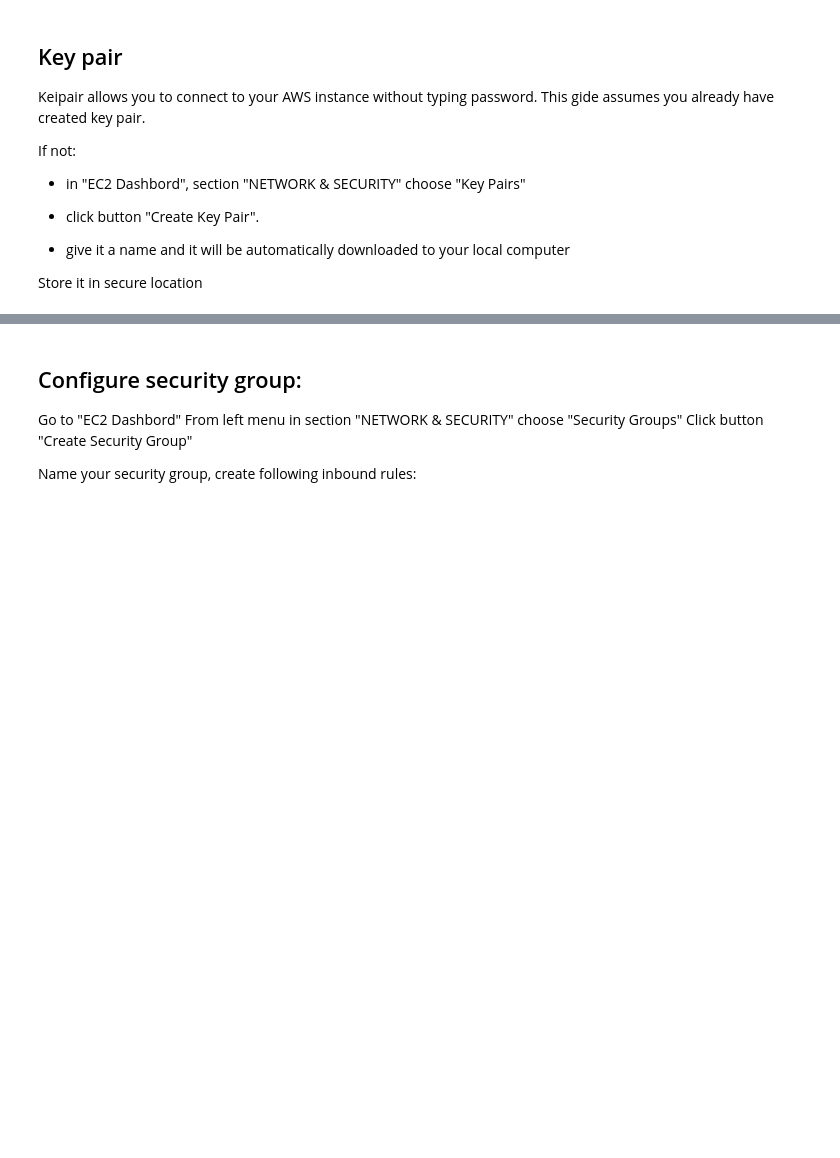
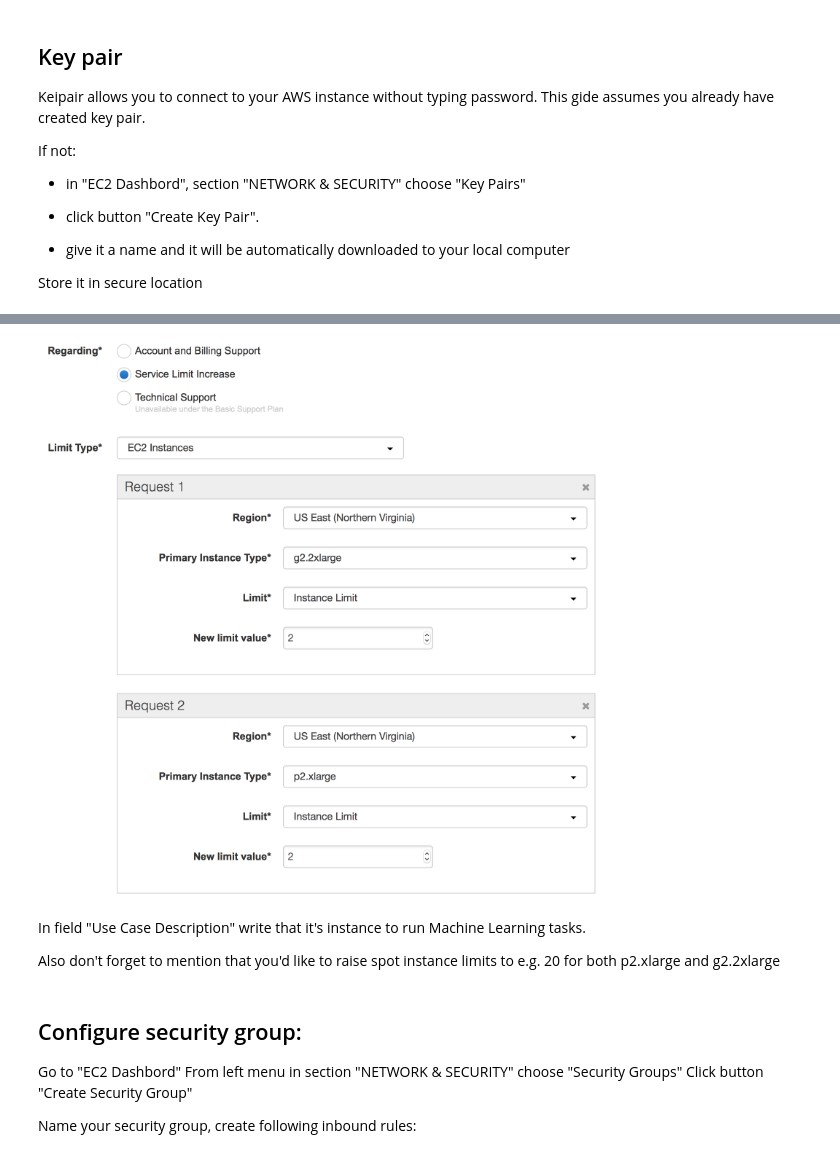
Before and after one commit to bartgras/Practical-Machine-Learning-meetup, a Jupyter notebook: How to run GPU instance on AWS.ipynb, the cells around one changed output, grey strips where cells are left out. Cells and saved outputs as stored; diff of their text form; code cells hidden in the pictures; blank space fills up the shorter version.

Commit message:
AWS setup notebook - added description how to change instance limits

```diff
--- a/How to run GPU instance on AWS.ipynb
+++ b/How to run GPU instance on AWS.ipynb
@@ -25,3 +33,11 @@ Store it in secure location
+# %%
+Image("img/instance_limits.png", width=600)
+# %% [output]
+[figure, added]
+# %% [markdown]
+In field "Use Case Description" write that it's instance to run Machine Learning tasks.
+
+Also don't forget to mention that you'd like to raise spot instance limits to e.g. 20 for both p2.xlarge and g2.2xlarge
 # %% [markdown]
 ## Configure security group:
 
```
Also changed, not shown: parts of 4 cells of this notebook, 1 other file.
